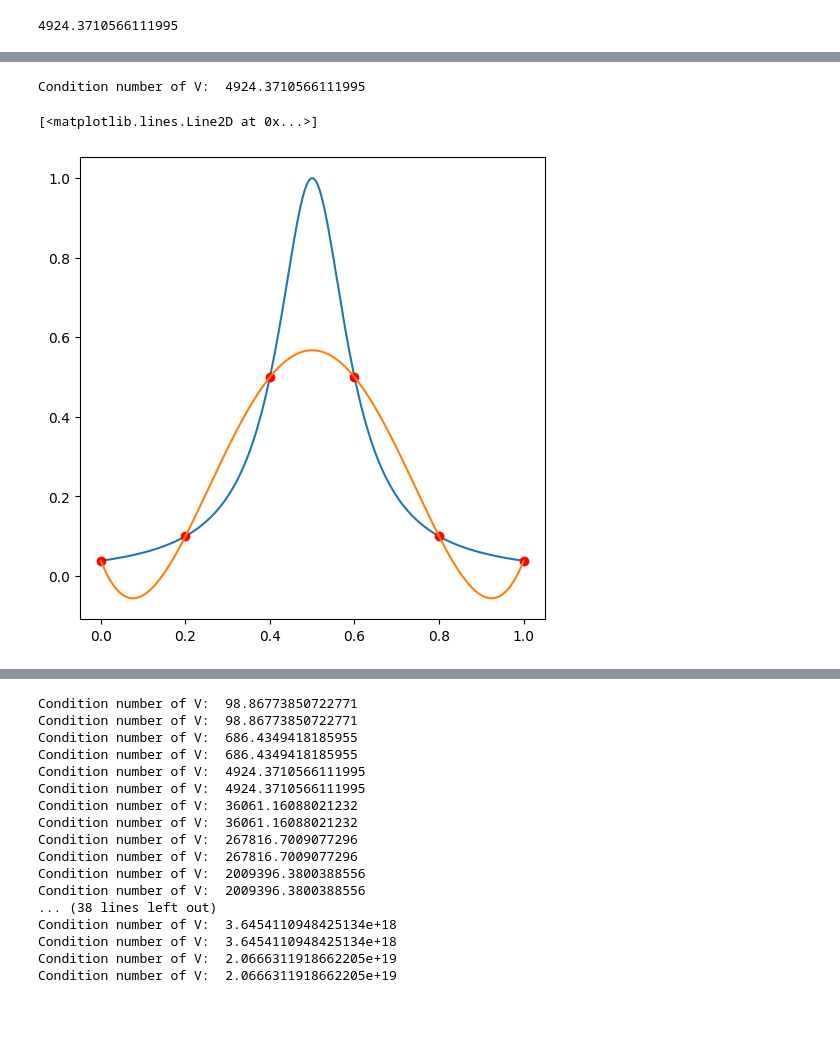
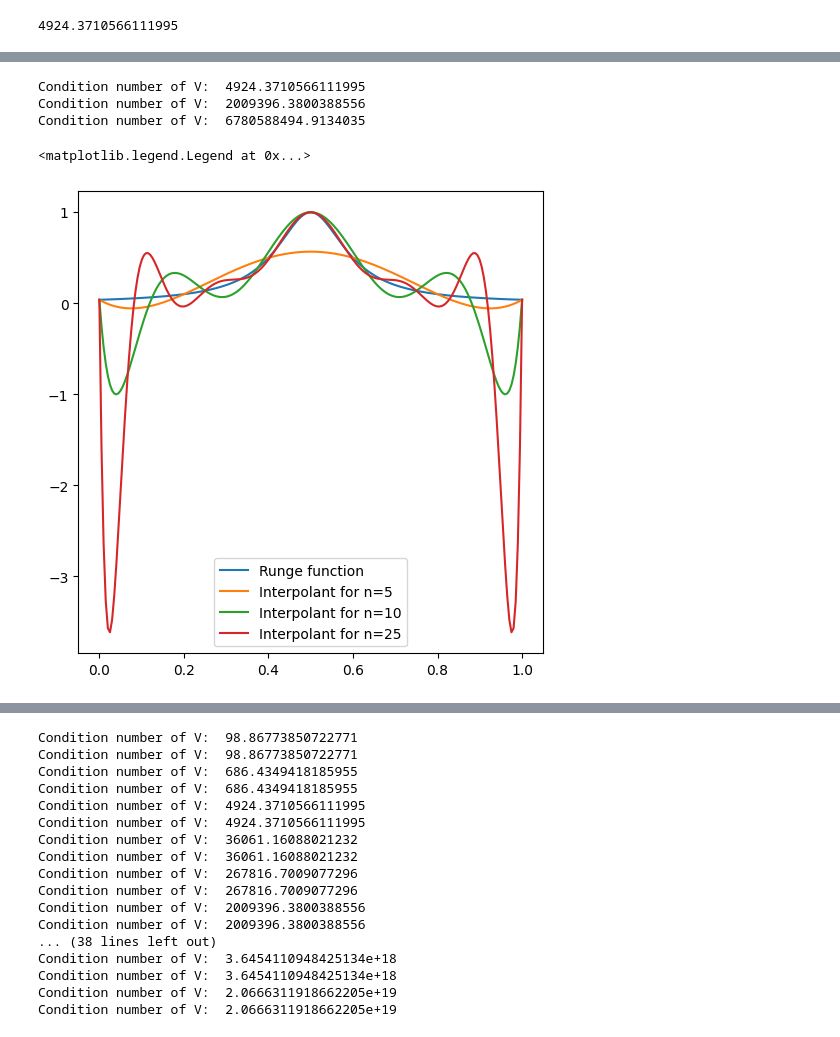
Before and after one commit to lorenzotomada/Applied_Mathematics, a Jupyter notebook: Code/AM_lab2.ipynb, the cells around one changed output, grey strips where cells are left out. Cells and saved outputs as stored; diff of their text form; code cells hidden in the pictures.

```diff
--- a/Code/AM_lab2.ipynb
+++ b/Code/AM_lab2.ipynb
@@ -211,18 +253,16 @@ plot(X,0*X+1,'ro') # Plotting the points (1, 0), (1, 0.2), ...
-# %%
-# Defining a function for the interpolation:
-def interpolation(fun, X, x): # Taking as input the interval, the points on which we interpolate and the function.
-  n = len(X) - 1 # The degree is one less of the number of points.
-  V = array([[basis(X[i],j,n) for j in range(n+1)] for i in range(n+1)]) # We create the matrix.
-  print("Condition number of V: ", cond(V)) # We print the condition number of the matrix.
-  B = array([[basis(x[i],j,n) for j in range(n+1)] for i in range(len(x))]) # B as before, we evaluate the basis in the grid points.
-  p = solve(V, fun(X))
-  return B.dot(p), p, B, V
-
-# Checking the results by plotting our functions:
-plot(x, my_fun2(x))
-plot(X, my_fun2(X),'ro')
-plot(x, interpolation(my_fun2,X,x)[0])
-# %% [output]
-Condition number of V:  4924.3710566111995
-[<matplotlib.lines.Line2D at 0x...>]
-[figure, removed]
+# %%
+plot(x, my_fun2(x), label='Runge function')
+plot(x, interpolation(my_fun2,X,x)[0], label='Interpolant for n=5')
+n=8
+X = linspace(0,1,n+1)
+plot(x, interpolation(my_fun2,X,x)[0], label='Interpolant for n=10')
+n=12
+X = linspace(0,1,n+1)
+plot(x, interpolation(my_fun2,X,x)[0], label='Interpolant for n=25')
+legend()
+# %% [output]
+Condition number of V:  4924.3710566111995
+Condition number of V:  2009396.3800388556
+Condition number of V:  6780588494.9134035
+<matplotlib.legend.Legend at 0x...>
+[figure, added]
```
Also changed, not shown: parts of 29 cells of this notebook.
